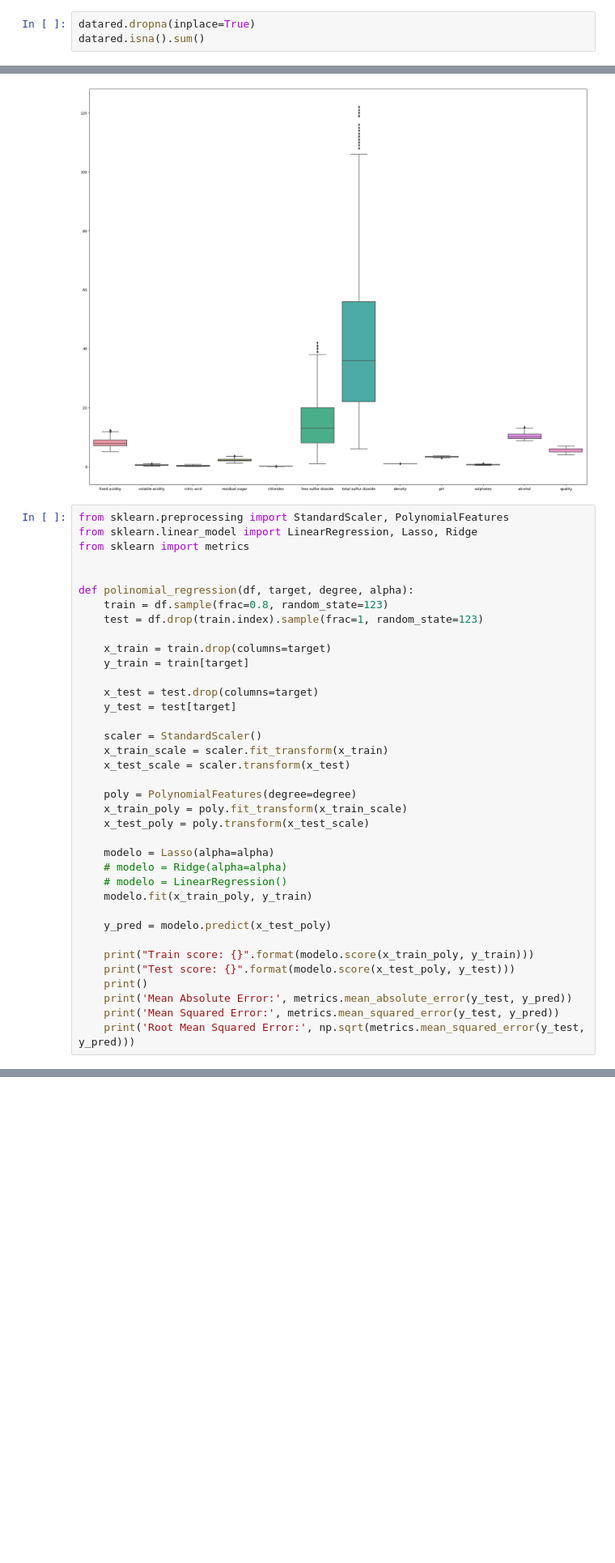
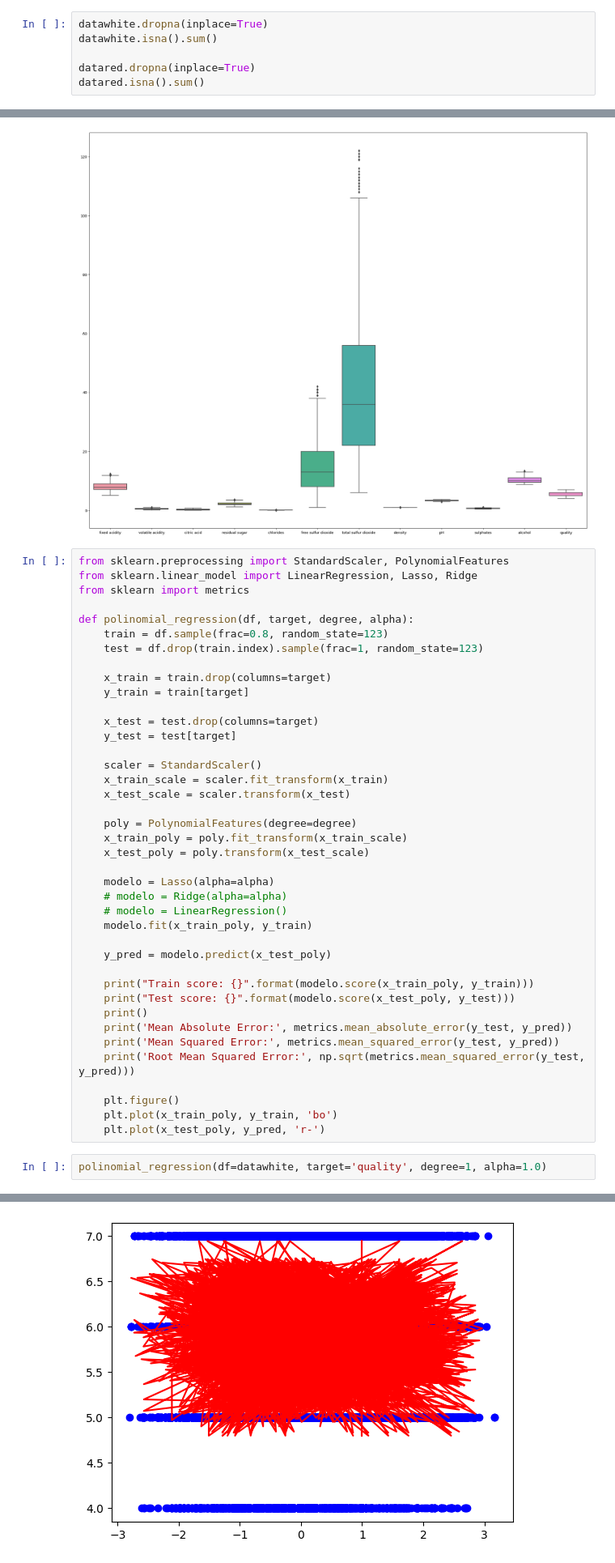
Before and after one commit to JCamposx/Ulima, a Jupyter notebook: VIII-Ciclo/Machine-learning/Trabajos/Trabajo-1/ProyectoWineData.ipynb, the cells around one changed output, grey strips where cells are left out. Shown: that part at 81% size. Cells and saved outputs as stored; diff of their text form; blank space fills up the shorter version.

```diff
--- a/VIII-Ciclo/Machine-learning/Trabajos/Trabajo-1/ProyectoWineData.ipynb
+++ b/VIII-Ciclo/Machine-learning/Trabajos/Trabajo-1/ProyectoWineData.ipynb
@@ -158,5 +158,8 @@ quality                  28
 dtype: int64
 # %%
+datawhite.dropna(inplace=True)
+datawhite.isna().sum()
+
 datared.dropna(inplace=True)
 datared.isna().sum()
 # %% [output]
@@ -183,7 +186,6 @@ sns.boxplot(data=datared)
 from sklearn.preprocessing import StandardScaler, PolynomialFeatures
 from sklearn.linear_model import LinearRegression, Lasso, Ridge
 from sklearn import metrics
-
 
 def polinomial_regression(df, target, degree, alpha):
     train = df.sample(frac=0.8, random_state=123)
@@ -216,3 +218,10 @@ def polinomial_regression(df, target, degree, alpha):
     print('Mean Absolute Error:', metrics.mean_absolute_error(y_test, y_pred))
     print('Mean Squared Error:', metrics.mean_squared_error(y_test, y_pred))
     print('Root Mean Squared Error:', np.sqrt(metrics.mean_squared_error(y_test, y_pred)))
+
+    plt.figure()
+    plt.plot(x_train_poly, y_train, 'bo')
+    plt.plot(x_test_poly, y_pred, 'r-')
+# %%
+polinomial_regression(df=datawhite, target='quality', degree=1, alpha=1.0)
+# %% [output]
@@ -219 +234,2 @@ def polinomial_regression(df, target, degree, alpha):
+[figure, added]
 # %%
```
Also changed, not shown: parts of 6 cells of this notebook.
